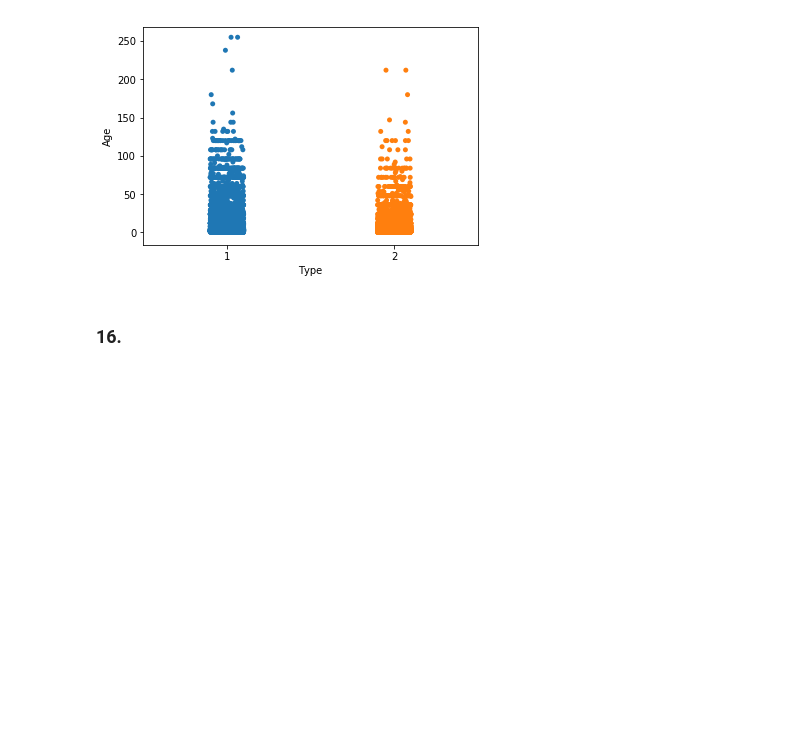
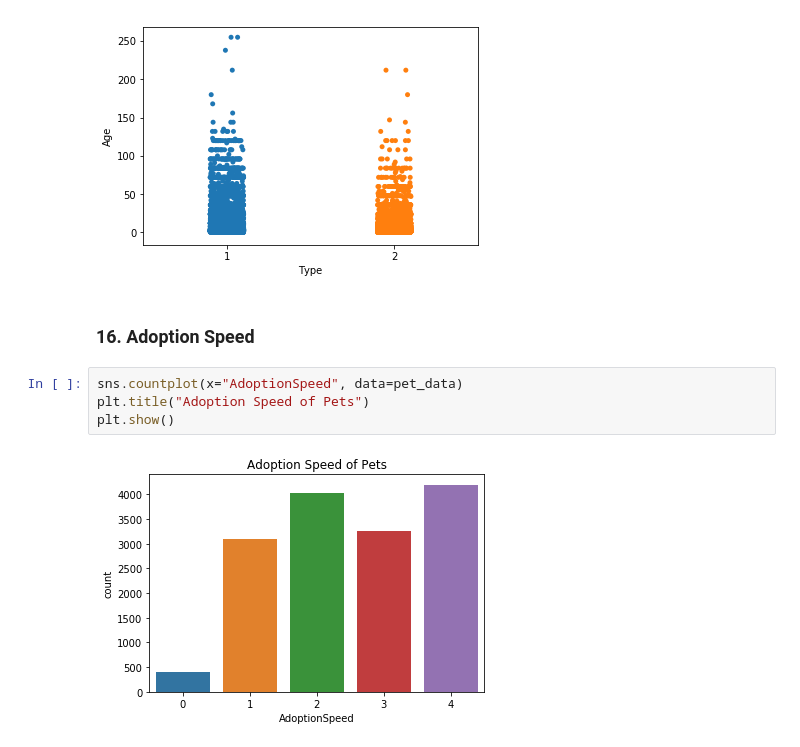
Before and after one commit to kagglebraker/PetAdoptionPrediction, a Jupyter notebook: EDA.ipynb, the cells around one changed output. Saved outputs shown, nothing was run; the diff lists cells and outputs as text; blank space fills up the shorter version.

Commit message:
MOD : UPDATE EDA (Adoption speed)

```diff
--- a/EDA.ipynb
+++ b/EDA.ipynb
@@ -190,4 +200,10 @@ plt.show()
 # %% [output]
 [figure]
 # %% [markdown]
-### 16.
+### 16. Adoption Speed
+# %%
+sns.countplot(x="AdoptionSpeed", data=pet_data)
+plt.title("Adoption Speed of Pets")
+plt.show()
+# %% [output]
+[figure, added]
```
Also changed, not shown: parts of 21 cells of this notebook.
